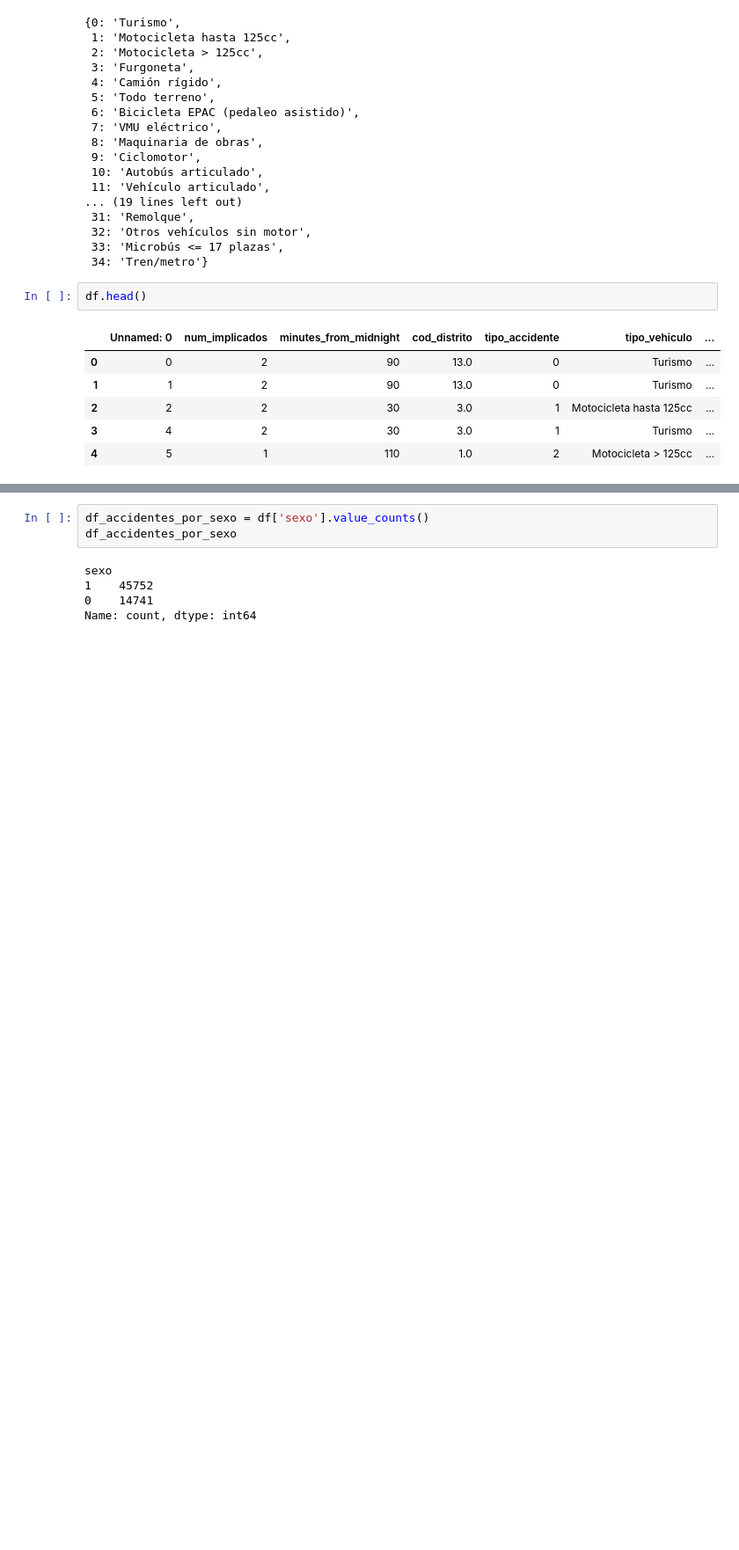
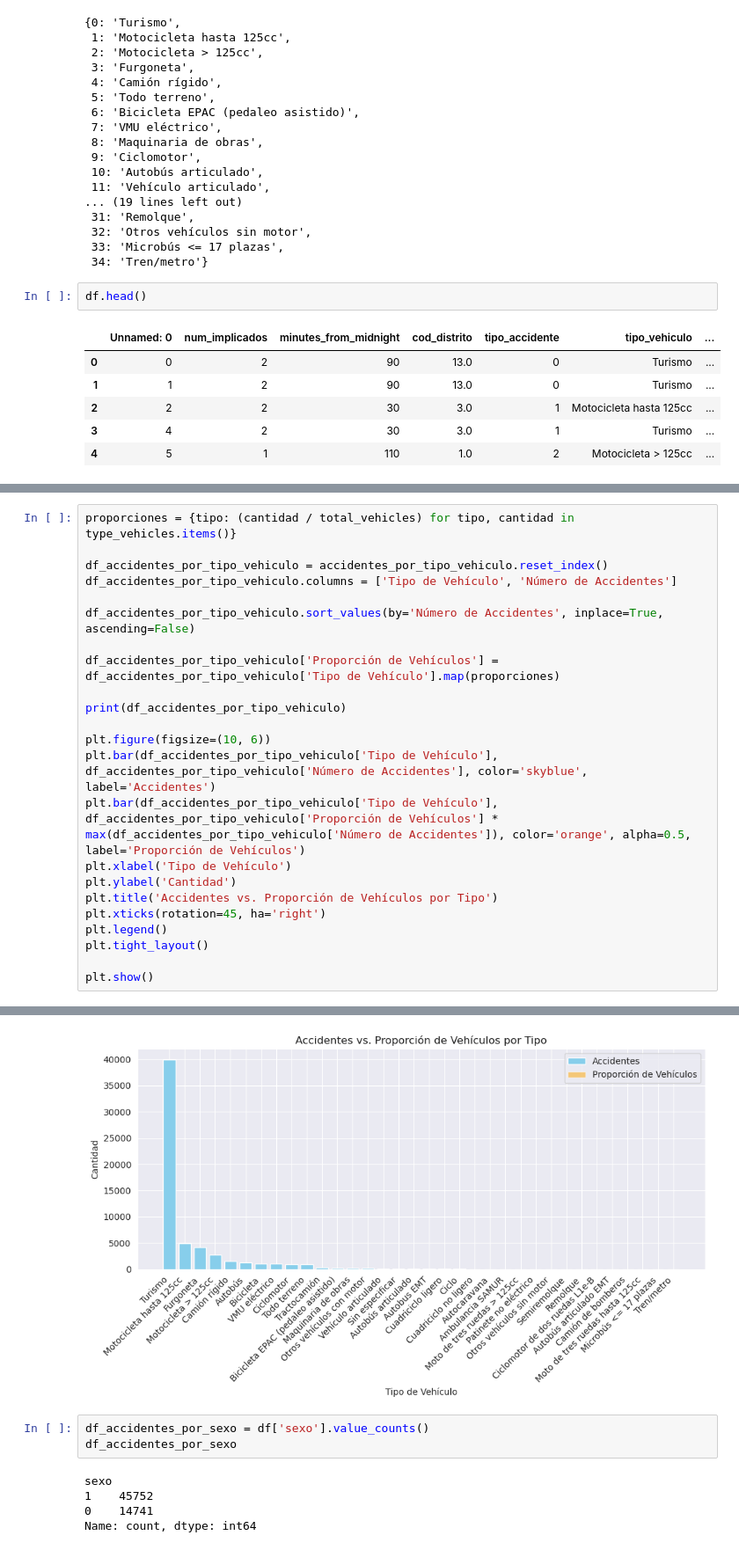
Before and after one commit to lucaramirezo/Traffic-Network-Transparency, a Jupyter notebook: Duo_Descriptive_Data_Analysis.ipynb, the cells around one changed output, grey strips where cells are left out. Shown at 88% size. Saved outputs shown, nothing was run; the diff lists cells and outputs as text; blank space fills up the shorter version.

```diff
--- a/Duo_Descriptive_Data_Analysis.ipynb
+++ b/Duo_Descriptive_Data_Analysis.ipynb
@@ -116,0 +159,24 @@ plt.show()
+# %%
+proporciones = {tipo: (cantidad / total_vehicles) for tipo, cantidad in type_vehicles.items()}
+
+df_accidentes_por_tipo_vehiculo = accidentes_por_tipo_vehiculo.reset_index()
+df_accidentes_por_tipo_vehiculo.columns = ['Tipo de Vehículo', 'Número de Accidentes']
+
+df_accidentes_por_tipo_vehiculo.sort_values(by='Número de Accidentes', inplace=True, ascending=False)
+
+df_accidentes_por_tipo_vehiculo['Proporción de Vehículos'] = df_accidentes_por_tipo_vehiculo['Tipo de Vehículo'].map(proporciones)
+
+print(df_accidentes_por_tipo_vehiculo)
+
+plt.figure(figsize=(10, 6))
+plt.bar(df_accidentes_por_tipo_vehiculo['Tipo de Vehículo'], df_accidentes_por_tipo_vehiculo['Número de Accidentes'], color='skyblue', label='Accidentes')
+plt.bar(df_accidentes_por_tipo_vehiculo['Tipo de Vehículo'], df_accidentes_por_tipo_vehiculo['Proporción de Vehículos'] * max(df_accidentes_por_tipo_vehiculo['Número de Accidentes']), color='orange', alpha=0.5, label='Proporción de Vehículos')
+plt.xlabel('Tipo de Vehículo')
+plt.ylabel('Cantidad')
+plt.title('Accidentes vs. Proporción de Vehículos por Tipo')
+plt.xticks(rotation=45, ha='right')
+plt.legend()
+plt.tight_layout()
+
+plt.show()
+# %% [output]
@@ -117,3 +200,4 @@ plt.show()
+[figure, added]
 # %%
 df_accidentes_por_sexo = df['sexo'].value_counts()
 df_accidentes_por_sexo
```
Also changed, not shown: parts of 13 cells of this notebook.
